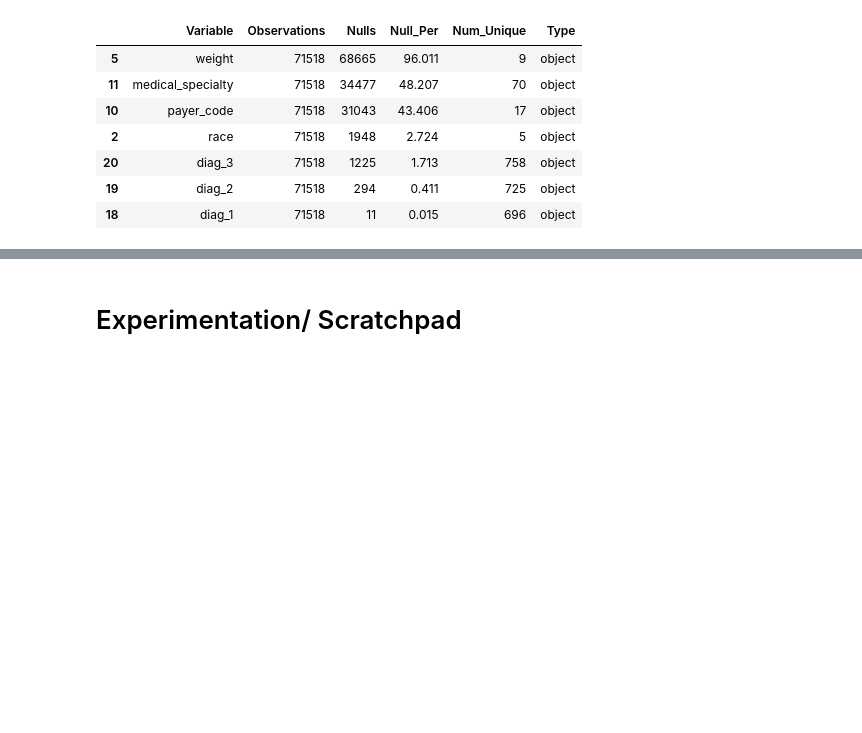
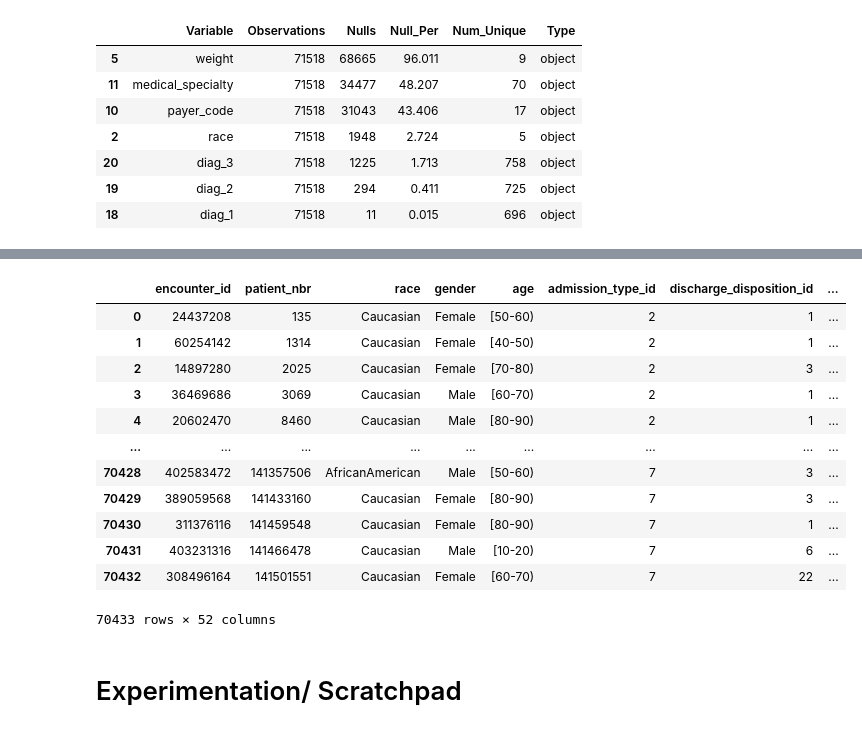
Before and after one commit to bcullinan32/ML_Course, a Jupyter notebook: Class-Data-Clean-Up.ipynb, the cells around one changed output, grey strips where cells are left out. Drawn from its saved outputs; the diff is of its cells as text; code cells hidden in the pictures; blank space fills up the shorter version.

```diff
--- a/Class-Data-Clean-Up.ipynb
+++ b/Class-Data-Clean-Up.ipynb
@@ -311,18 +338,4 @@ mainData['num_of_meds'] = mainData[medCols].ne(0).sum(axis=1)
 mainData.insert(48,"med_level_direction", 0)
 mainData['med_level_direction'] = ((mainData[medCols] == 1).sum(axis=1)*-1) + \
                                   (mainData[medCols] == 3).sum(axis=1)
-# %%
-# Encode 'Readmitted'
-## Per professor's suggestion, do this as a series of binary values
-
-# Execute Encoding
-dummyTemp = pd.get_dummies(mainData['readmitted'],prefix='readmitted_')
-mainData = mainData.join(dummyTemp)
-
-# Customize/ Clean-Up
-## Make 'readmitted' more logical so it is 0 when no and 1 when yes
-mainData = mainData.drop(columns=['readmitted']) # Drop Old Readmitted Column
-mainData = mainData.rename(columns={'readmitted__NO': 'readmitted'}) # Rename encoded column
-mainData = mainData.dropna(subset=['readmitted']) # drop puzzling 1 nan value
-mainData['readmitted'] = mainData['readmitted'].map({0:1, 1:0}) # reverse encoding to make logical
 # %% [markdown]
@@ -350,0 +366,24 @@ mainData.head()
+# %%
+def EncodeResponse (df):
+    df=df
+    # Execute Encoding
+    dummyTemp = pd.get_dummies(df['readmitted'],prefix='readmitted_')
+    df = df.join(dummyTemp)
+    # Customize/ Clean-Up
+    ## Make 'readmitted' more logical so it is 0 when no and 1 when yes
+    df = df.drop(columns=['readmitted']) # Drop Old Readmitted Column
+    df = df.rename(columns={'readmitted__NO': 'readmitted'}) # Rename encoded column
+    df = df.dropna(subset=['readmitted']) # drop puzzling 1 nan value
+    df['readmitted'] = df['readmitted'].map({0:1, 1:0}) # reverse encoding to make logical
+    return df
+# %%
+def AdditionalClean (df):
+    df=df
+    #1 - Null Clean-Up2 -- Fillna's for variables with nulls that have value to keep
+    df['race'] = df['race'].fillna('Unknown')
+    #2 - EncodeResponse
+    df = EncodeResponse(df)
+    return df
+# %%
+mainData = AdditionalClean(mainData)
+mainData['race'].value_counts(dropna=False)
@@ -351,3 +398,19 @@ mainData.head()
+# %%
+mainData
+# %% [output]
+|  | encounter_id | patient_nbr | race | gender | age | admission_type_id | discharge_disposition_id | ... |
+| 0 | 24437208 | 135 | Caucasian | Female | [50-60) | 2 | 1 | ... |
+| 1 | 60254142 | 1314 | Caucasian | Female | [40-50) | 2 | 1 | ... |
+| 2 | 14897280 | 2025 | Caucasian | Female | [70-80) | 2 | 3 | ... |
+| 3 | 36469686 | 3069 | Caucasian | Male | [60-70) | 2 | 1 | ... |
+| 4 | 20602470 | 8460 | Caucasian | Male | [80-90) | 2 | 1 | ... |
+| ... | ... | ... | ... | ... | ... | ... | ... | ... |
+| 70428 | 402583472 | 141357506 | AfricanAmerican | Male | [50-60) | 7 | 3 | ... |
+| 70429 | 389059568 | 141433160 | Caucasian | Female | [80-90) | 7 | 3 | ... |
+| 70430 | 311376116 | 141459548 | Caucasian | Female | [80-90) | 7 | 1 | ... |
+| 70431 | 403231316 | 141466478 | Caucasian | Male | [10-20) | 7 | 6 | ... |
+| 70432 | 308496164 | 141501551 | Caucasian | Female | [60-70) | 7 | 22 | ... |
+70433 rows × 52 columns
 # %% [markdown]
 # Experimentation/ Scratchpad
 # %%
```
Also changed, not shown: parts of 16 cells of this notebook.
